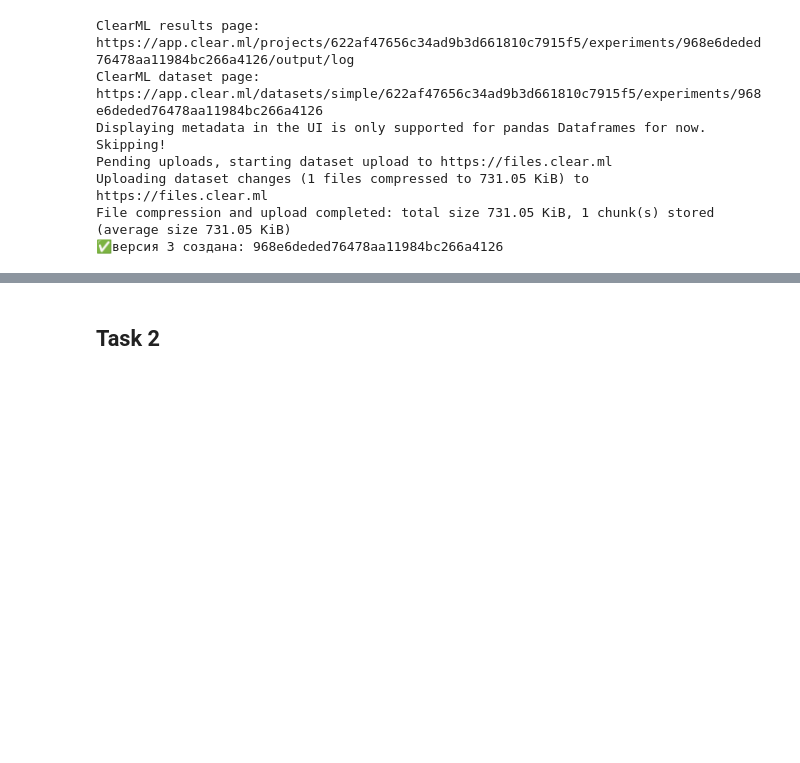
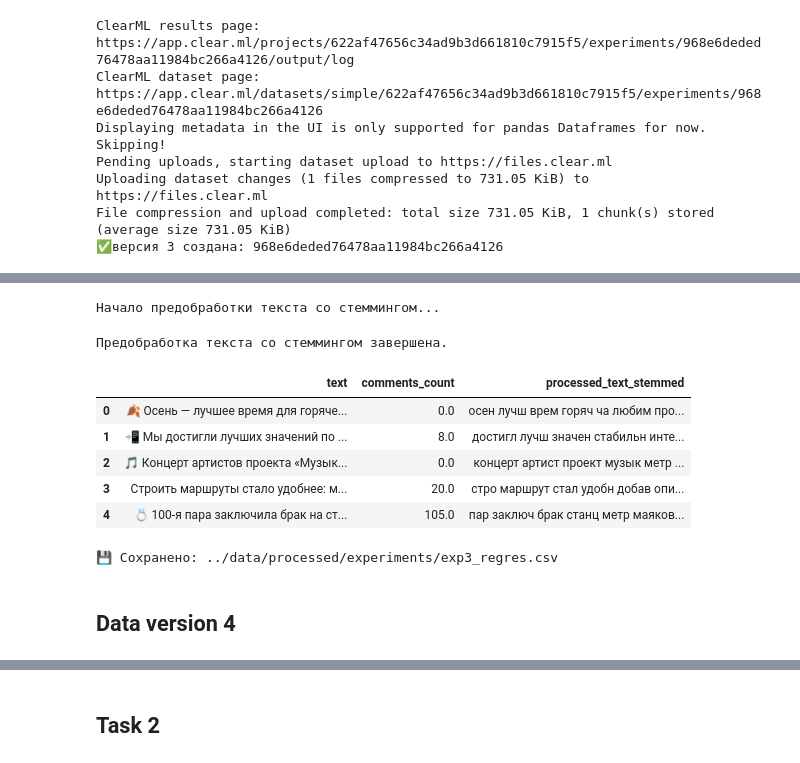
Before and after one commit to lizkagit/course_project_nlp_mlops, a Jupyter notebook: notebooks/course_mlops.ipynb, the cells around one changed output, grey strips where cells are left out. Drawn from its saved outputs; the diff is of its cells as text; code cells hidden in the pictures; blank space fills up the shorter version.

```diff
--- a/notebooks/course_mlops.ipynb
+++ b/notebooks/course_mlops.ipynb
@@ -660,3 +654,59 @@ Pending uploads, starting dataset upload to https://files.clear.ml
 Uploading dataset changes (1 files compressed to 731.05 KiB) to https://files.clear.ml
 File compression and upload completed: total size 731.05 KiB, 1 chunk(s) stored (average size 731.05 KiB)
 ✅версия 3 создана: 968e6deded76478aa11984bc266a4126
+# %%
+import pymorphy3
+import re
+import string
+from nltk.corpus import stopwords
+from nltk.tokenize import word_tokenize
+from nltk.stem.snowball import SnowballStemmer
+from tqdm.auto import tqdm
+import nltk
+
+# Загрузка необходимых ресурсов NLTK
+nltk.download('stopwords')
+nltk.download('punkt')
+
+# Инициализация стеммера для русского языка
+stemmer = SnowballStemmer("russian")
+
+def preprocess_text_with_stemming(text):
+    """
+    Предобработка текста со стеммингом: приведение к нижнему регистру,
+    удаление пунктуации, стоп-слов и стемминг
+    """
+    # Проверка на пустой текст
+    if not isinstance(text, str) or not text.strip():
+        return ""
+
+    # Приведение к нижнему регистру
+    text = text.lower().strip()
+
+    # Удаление знаков пунктуации и специальных символов
+    text = re.sub(f'[{re.escape(string.punctuation)}]', ' ', text)
+    text = re.sub(r'[^а-яё\s]', ' ', text)  # оставляем только русские буквы и пробелы
+    text = re.sub(r'\s+', ' ', text).strip()  # удаляем лишние пробелы
+
+    # Токенизация
+    tokens = word_tokenize(text, language='russian')
+
+    # Удаление стоп-слов и стемминг
+    stop_words = set(stopwords.words('russian'))
+    stems = []
+
+    for token in tokens:
+        if token not in stop_words and len(token) > 2:  # игнорируем короткие слова
+            stem = stemmer.stem(token)
+            stems.append(stem)
+
+    return " ".join(stems)
+
+print("\nНачало предобработки текста со стеммингом...")
+# Применение предобработки к столбцу с текстом. Используем tqdm для отслеживания прогресса.
+if 'text' in df_exp1.columns:
+    tqdm.pandas()
+    df_exp1['processed_text_stemmed'] = df_exp1['text'].progress_apply(preprocess_text_with_stemming)
+    print("Предобработка текста со стеммингом завершена.")
+    display(df_exp1.head())
+# %% [output]
@@ -662,0 +719,19 @@ File compression and upload completed: total size 731.05 KiB, 1 chunk(s) stored
+Начало предобработки текста со стеммингом...
+Предобработка текста со стеммингом завершена.
+|  | text | comments_count | processed_text_stemmed |
+| 0 | 🍂 Осень — лучшее время для горяче... | 0.0 | осен лучш врем горяч ча любим про... |
+| 1 | 📲 Мы достигли лучших значений по ... | 8.0 | достигл лучш значен стабильн инте... |
+| 2 | 🎵 Концерт артистов проекта «Музык... | 0.0 | концерт артист проект музык метр ... |
+| 3 | Строить маршруты стало удобнее: м... | 20.0 | стро маршрут стал удобн добав опи... |
+| 4 | 💍 100-я пара заключила брак на ст... | 105.0 | пар заключ брак станц метр маяков... |
+# %%
+df_exp1 =  df_exp1.dropna(subset=['processed_text_stemmed'])
+df_exp1 = df_exp1.query('processed_text_stemmed.str.len() > 20')
+df_exp11 = df_exp1[['processed_text_stemmed','comments_count']]
+exp3_path = '../data/processed/experiments/exp3_regres.csv'
+df_exp11.to_csv(exp3_path, index=False, encoding='utf-8')
+print(f"💾 Сохранено: {exp3_path}")
+# %% [output]
+💾 Сохранено: ../data/processed/experiments/exp3_regres.csv
+# %% [markdown]
+## Data version 4
```
Also changed, not shown: parts of 30 cells of this notebook, 28 other files.
